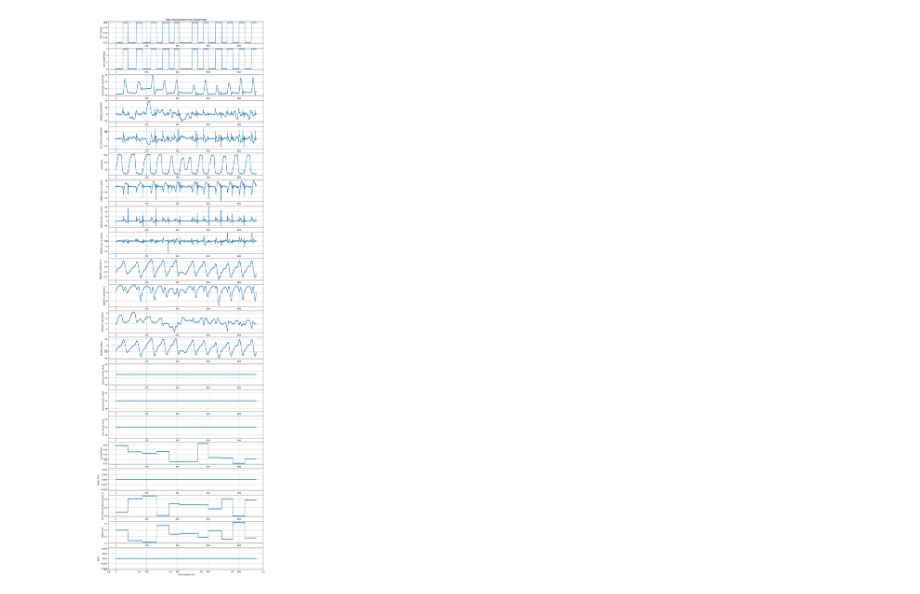
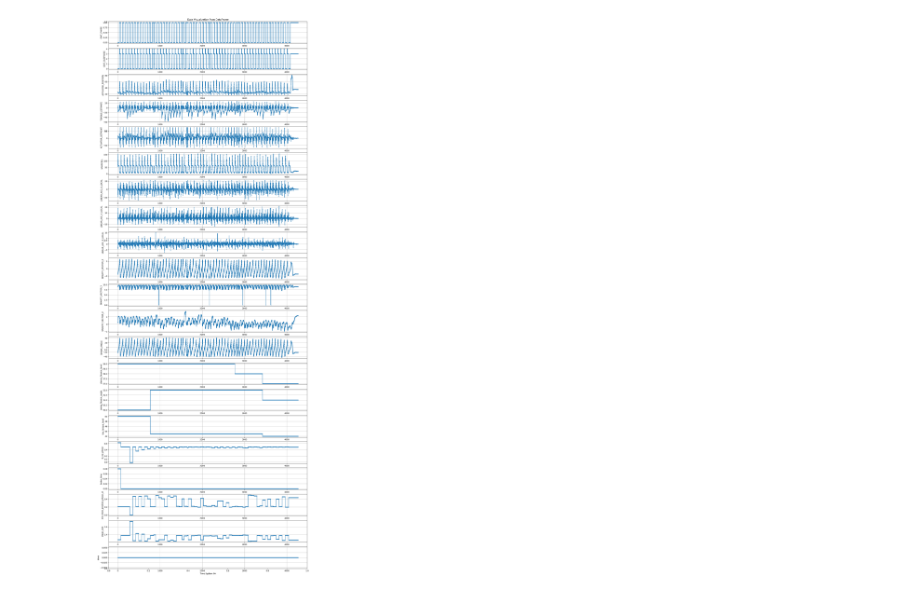
Before and after one commit to liuxy10/udp, a Jupyter notebook: ossur/adaptive_LQR/test.ipynb, the cells around one changed output. Cells and saved outputs as stored; diff of their text form; code cells hidden in the pictures.

```diff
--- a/ossur/adaptive_LQR/test.ipynb
+++ b/ossur/adaptive_LQR/test.ipynb
@@ -38,28 +38,30 @@ Loaded 6 csv files: ['log_20250622_215629', 'log_20250622_222654', 'log_20250622
 # df = dfs['log_20250622_215629'] # lots of prematured steps, long enough
 # df = dfs['log_20250622_222654'] # some unstable gait, long enough
 # df = dfs['log_20250622_220358']  # till 1000 is good, but not enough data
-df = dfs['log_20250622_221057'] # some unstable gait, long enough
+# df = dfs['log_20250622_221057'] # some unstable gait, long enough
+df = dfs['log_20250624_152825']
+# df = dfs['log_20250624_153828']
+# print(df.head())
 
-# print(df.head())
 # print(df["GAIT_PHASE"])
 # print(df.columns)
 # %%
 
 # visualize the dataframe
 
 import matplotlib.pyplot as plt
 # subplot for each column except 'TIME_SYSTEM_ON'
-plt.figure(figsize=(14, 50))
+plt.figure(figsize=(18, 50))
 plt.tight_layout()
 
 plt.title('Data Visualization from DataFrame')
 plt.xlabel('Time System On')
 
 for column in df.columns:
     if column != 'TIME_SYSTEM_ON':
         plt.subplot(len(df.columns) - 1, 1, list(df.columns).index(column))
         plt.plot( df[column], marker='o', linestyle='-', label=column, markersize=2)
         plt.ylabel(column)
         plt.grid(True)
 # %% [output]
-[figure, old version]
+[figure, new version]
```
Also changed, not shown: parts of 1 cell of this notebook, 5 other files.
